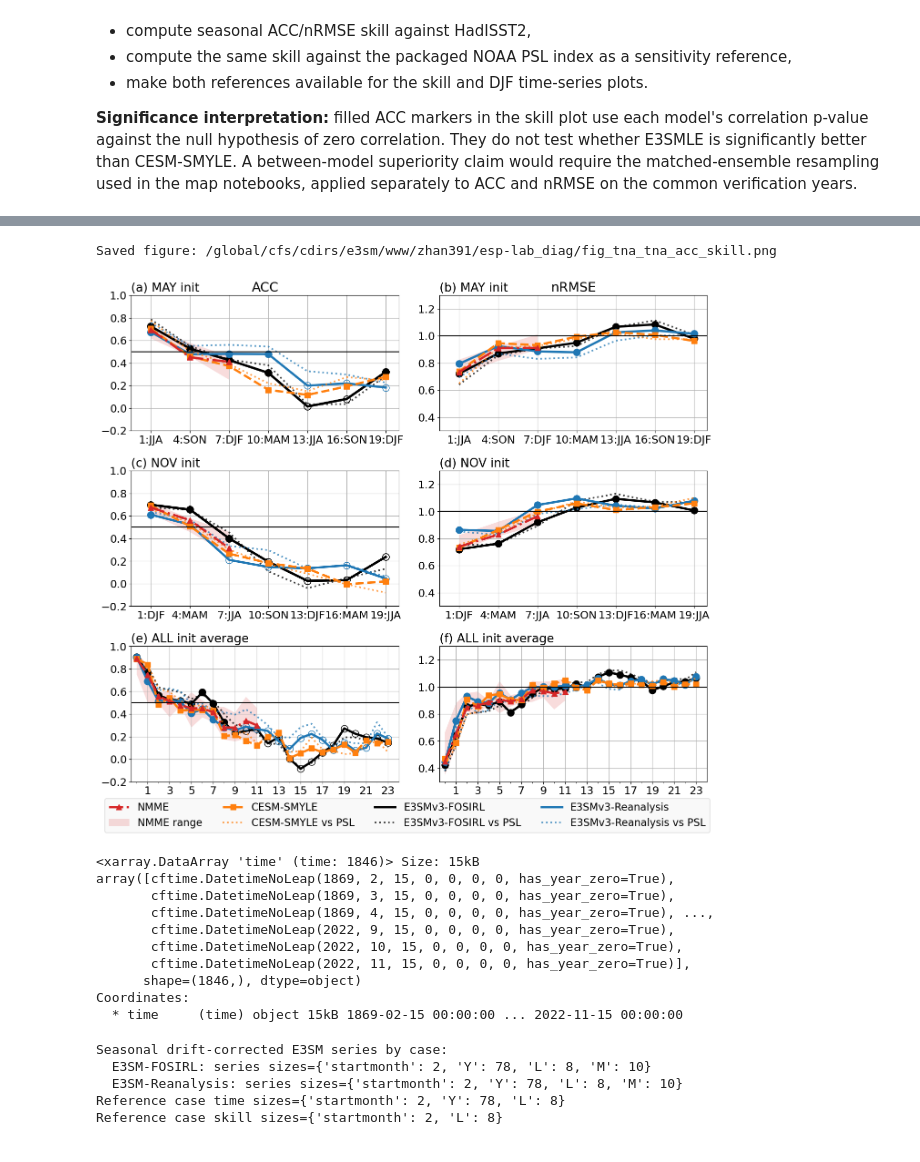
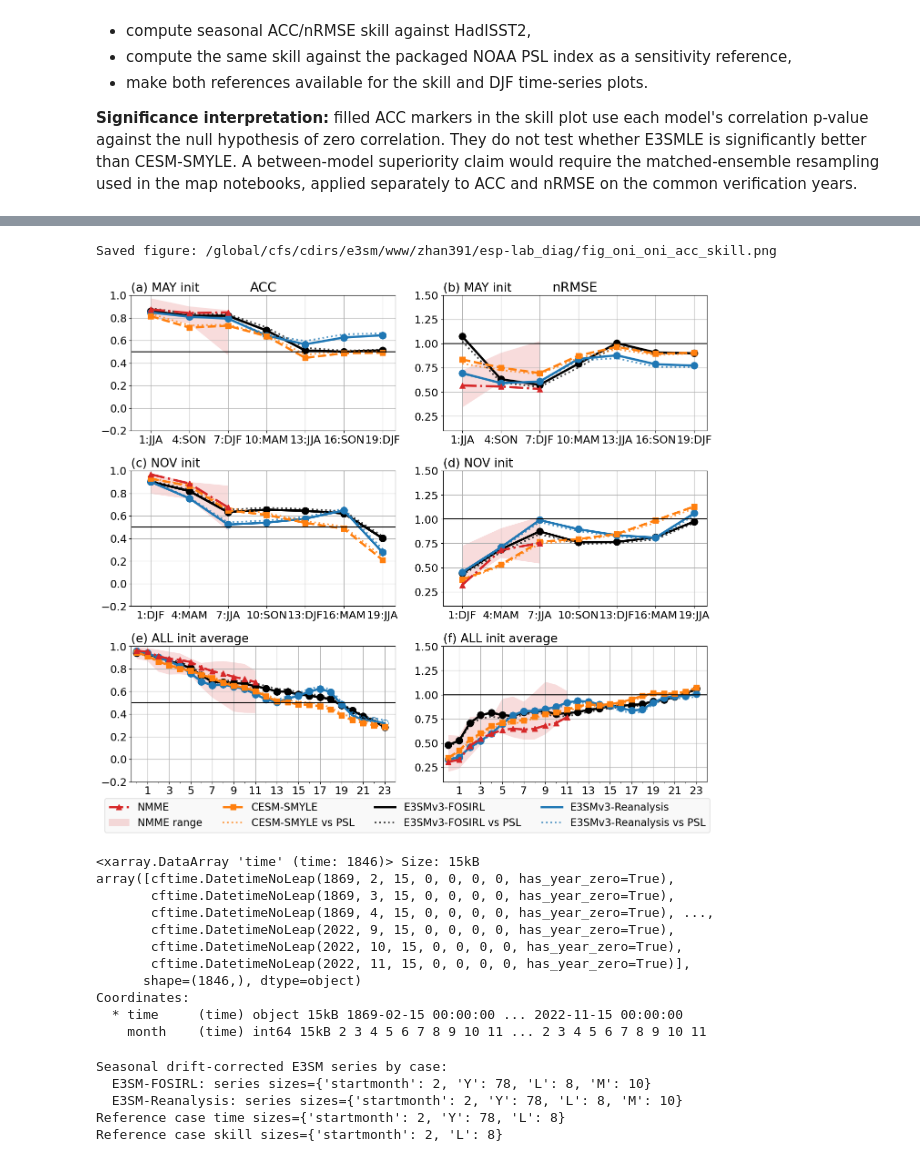
Before and after one commit to zhangshixuan1987/ESP-Lab, a Jupyter notebook: jupyter/4_refactor_sst_skill_ts.ipynb, the cells around one changed output, grey strips where cells are left out. Saved outputs shown, nothing was run; the diff lists cells and outputs as text; code cells hidden in the pictures.

```diff
--- a/jupyter/4_refactor_sst_skill_ts.ipynb
+++ b/jupyter/4_refactor_sst_skill_ts.ipynb
@@ -133,7 +133,7 @@ WORKFLOW_SETTINGS = {
         # Nino12,Nino3,Nino3.4,Nino4,TNA,
         # TSA,PACWRAMPOOL,AtlNino,AtlMDR,
         # IOD,TNI,ONI,RONI
-        "name": "TNA",
+        "name": "ONI",
     },
     "e3sm": {
         "reference_case": "E3SM-FOSIRL",
@@ -170,6 +170,9 @@ WORKFLOW_SETTINGS = {
     },
     "skill": {
         "detrend": True,
+        # Use one fixed initialization-year cohort for every benchmark.
+        # Starting in 1981 retains six NMME models through 2018.
+        "verification_years": (1981, 2018),
     },
     "skill_plot": {
         "figfmt": "png",
@@ -241,6 +244,7 @@ WORKFLOW_SETTINGS = {
 include_nmme = WORKFLOW_SETTINGS["nmme"]["include"]
 nmme_data_start = WORKFLOW_SETTINGS["nmme"]["data_start"]
 nmme_data_end = WORKFLOW_SETTINGS["nmme"]["data_end"]
+skill_year0, skill_year1 = WORKFLOW_SETTINGS["skill"]["verification_years"]
 
 # Post-processed raw model data directory (E3SM time-series files).
 # First existing path wins; falls back to the first candidate if none exist.
@@ -297,6 +301,10 @@ force_rewrite = WORKFLOW_SETTINGS["run"]["force_rewrite"]
 members = [f"EN{i:02d}" for i in range(case_nens)]
 
 years, yeare = WORKFLOW_SETTINGS["run"]["years"]
+if not (years <= skill_year0 <= skill_year1 <= yeare):
+    raise ValueError(
+        f"Skill years {(skill_year0, skill_year1)} must lie within model years {(years, yeare)}."
+    )
 yexcl = WORKFLOW_SETTINGS["run"]["exclude_year"]
 climy0, climy1 = WORKFLOW_SETTINGS["run"]["climatology_years"]
 init_months = list(WORKFLOW_SETTINGS["run"]["init_months"])
@@ -411,6 +419,7 @@ print(f"DATA_DIR:          {DATA_DIR}")
 print(f"E3SMLE_OUTDIR:     {E3SMLE_OUTDIR}")
 print(f"CESM_SMYLE_OUTDIR: {CESM_SMYLE_OUTDIR}")
 print(f"FIGURE_OUTDIR:     {FIGURE_OUTDIR}")
+print(f"Common skill cohort: {skill_year0}-{skill_year1} initialization years")
 print(cfg)
 # %% [output]
 Active E3SM cases: ['E3SM-FOSIRL', 'E3SM-Reanalysis']
@@ -878,7 +912,7 @@ smyle_nens = smyle_cfg["nens"]
 smyle_nlead = case_nlead
 SMYLE_SKILL_DIR = Path(CESM_SMYLE_OUTDIR) / "sst_index" / "skill"
 smyle_region_token = cfg.region_name.replace(".", "")
-SMYLE_SKILL_FILE = SMYLE_SKILL_DIR / f"BSMYLE_{smyle_region_token}_skill_{years}_{yeare}.nc"
+SMYLE_SKILL_FILE = SMYLE_SKILL_DIR / f"BSMYLE_{smyle_region_token}_skill_{skill_year0}_{skill_year1}.nc"
 smyle_skill_cache_exists = False
 if SMYLE_SKILL_FILE.is_file() and not smyle_cfg.get("force_compute_skill", False):
     try:
@@ -952,8 +986,11 @@ if smyle_skill_cache_exists:
     print(f"Loaded cached CESM-SMYLE skill benchmark: {SMYLE_SKILL_FILE}")
 else:
     for m in cfg.init_months:
-        model_anom = smyle_seas_dd_by_month[m].chunk(smyle_cfg["skill_chunks"])
-        model_time = smyle_time_by_month[m]
+        model_anom, model_time = subset_hindcast_initialization_years(
+            smyle_seas_dd_by_month[m], smyle_time_by_month[m],
+            skill_year0, skill_year1,
+        )
+        model_anom = model_anom.chunk(smyle_cfg["skill_chunks"])
 
         skill_ref = psl_skill.compute_reference_skill(
             model_anom,
@@ -1047,8 +1084,11 @@ for m in cfg.init_months:
     )
 
     if not smyle_skill_cache_exists:
-        model_anom = smyle_dd_by_month[m].chunk(smyle_cfg["skill_chunks"])
-        model_time = smyle_time_mon_by_month[m]
+        model_anom, model_time = subset_hindcast_initialization_years(
+            smyle_dd_by_month[m], smyle_time_mon_by_month[m],
+            skill_year0, skill_year1,
+        )
+        model_anom = model_anom.chunk(smyle_cfg["skill_chunks"])
 
         skill_ref = psl_skill.compute_reference_skill(
             model_anom,
@@ -1107,7 +1147,7 @@ else:
 # Save CESM-SMYLE SST-index skill products for reuse by later workflows.
 SMYLE_SKILL_DIR = Path(CESM_SMYLE_OUTDIR) / "sst_index" / "skill"
 smyle_region_token = cfg.region_name.replace(".", "")
-SMYLE_SKILL_FILE = SMYLE_SKILL_DIR / f"BSMYLE_{smyle_region_token}_skill_{years}_{yeare}.nc"
+SMYLE_SKILL_FILE = SMYLE_SKILL_DIR / f"BSMYLE_{smyle_region_token}_skill_{skill_year0}_{skill_year1}.nc"
 
 
 def _to_skill_dataset(name, ds, lead_dim):
@@ -1133,6 +1173,8 @@ if smyle_cfg.get("save_skill", True) and not smyle_skill_cache_exists:
             "field": cfg.field,
             "data_start": years,
             "data_end": yeare,
+            "verification_start": skill_year0,
+            "verification_end": skill_year1,
             "climatology_start": climy0,
             "climatology_end": climy1,
             "source_timeseries_dir": smyle_outdir,
@@ -1361,7 +1433,7 @@ Computed and saved NMME TNA skill benchmark: /global/cfs/cdirs/e3sm/S2S2D/s2d_di
 skill_plot_cfg = WORKFLOW_SETTINGS["skill_plot"]
 field = cfg.region_name
 figfmt = skill_plot_cfg["figfmt"]
-period = f"{years}-{yeare}"
+period = f"{skill_year0}-{skill_year1}"
 figname = figure_filename(field, f"{cfg.region_name.lower()}_acc_skill", ext=figfmt)
 dpi = skill_plot_cfg["dpi"]
 save_bbox = skill_plot_cfg["save_bbox"]
@@ -1849,35 +1921,37 @@ for label in preferred_legend_order + [label for label in base_labels if label n
         ordered_labels.append(label)
     psl_label = f"{label} vs PSL"
     if psl_label in legend_items and psl_label not in ordered_labels:
         ordered_labels.append(psl_label)
 ordered_labels += [label for label in legend_items if label not in ordered_labels]
 handles = [legend_items[label] for label in ordered_labels]
 labels = ordered_labels
 fig.legend(
     handles, labels,
     loc="lower center",
     ncol=4,
     bbox_to_anchor=(0.5, 0.01),
     frameon=True,
     facecolor="#f9f9f9",
     edgecolor="lightgray",
     framealpha=0.9
 )
 
 fig.tight_layout(rect=[0, 0.06, 1, 1])
 figpath = FIGURE_OUTDIR / figname
 mov.save_figure(
     fig, figpath,
     mode="",
     metric=f"{cfg.region_name.lower()}_sst_skill",
+    title=f"{cfg.region_name} SST Skill",
+    caption=f"Common initialization-year verification cohort: {period}",
     dpi=dpi,
 
 )
 print("Saved figure:", figpath)
 plt.show()
 # %% [output]
-Saved figure: /global/cfs/cdirs/e3sm/www/zhan391/esp-lab_diag/fig_tna_tna_acc_skill.png
+Saved figure: /global/cfs/cdirs/e3sm/www/zhan391/esp-lab_diag/fig_oni_oni_acc_skill.png
-[figure, old version]
+[figure, new version]
 # %%
 # -----------------------------
 # DJF observed anomaly series
@@ -1903,6 +1977,7 @@ array([cftime.DatetimeNoLeap(1869, 2, 15, 0, 0, 0, 0, has_year_zero=True),
       shape=(1846,), dtype=object)
 Coordinates:
   * time     (time) object 15kB 1869-02-15 00:00:00 ... 2022-11-15 00:00:00
+    month    (time) int64 15kB 2 3 4 5 6 7 8 9 10 11 ... 2 3 4 5 6 7 8 9 10 11
 # %%
 # -----------------------------
 # Combine seasonal drift-corrected series (all cases)
```
Also changed, not shown: parts of 11 cells of this notebook, 15 other files.
